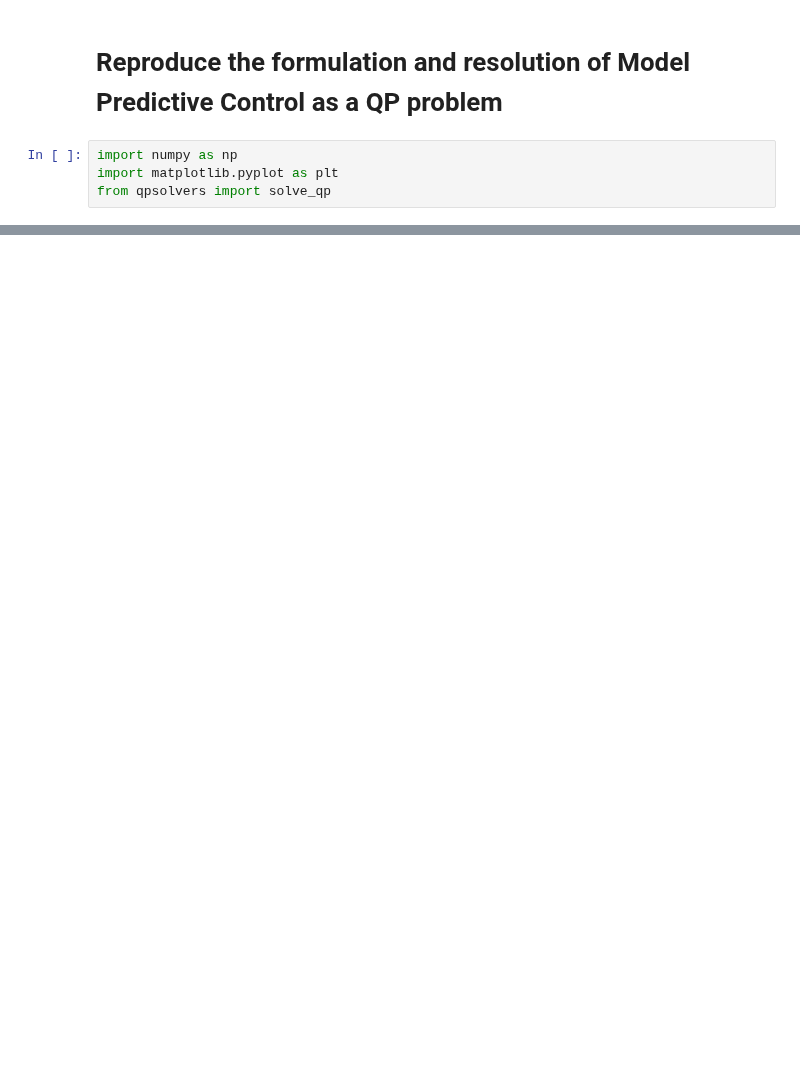
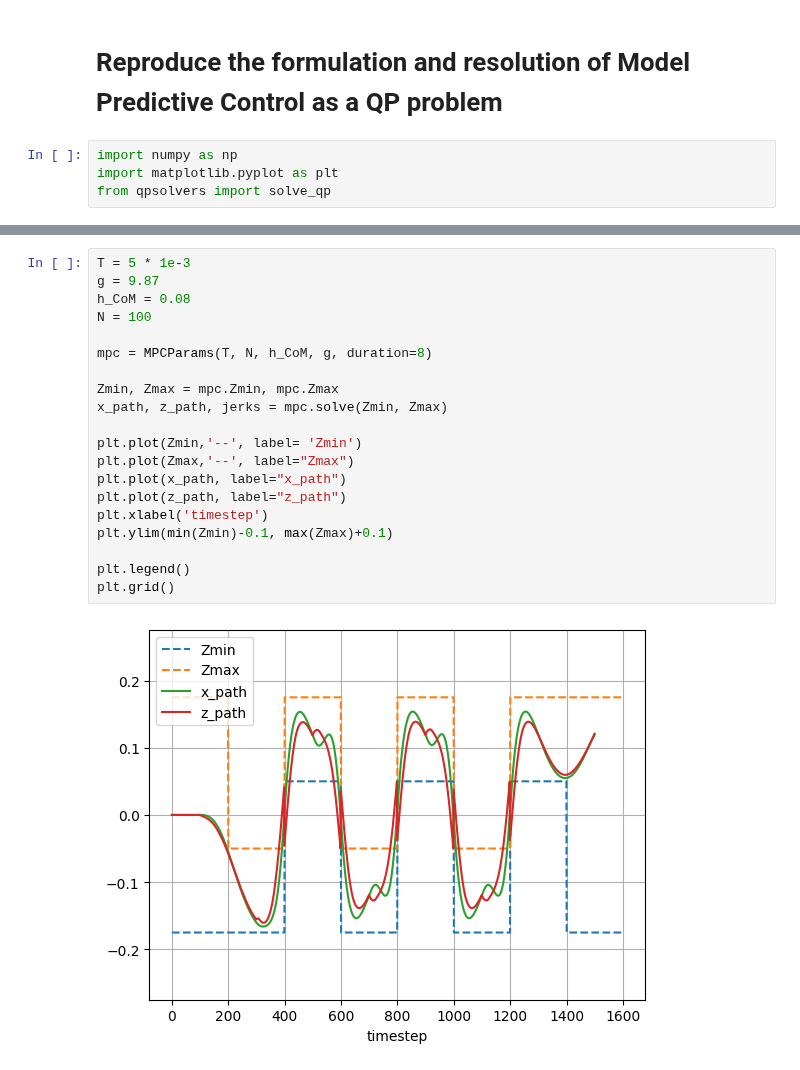
Before and after one commit to taguirre19/robotics-project, a Jupyter notebook: QP_Solvers.ipynb, the cells around one changed output, grey strips where cells are left out. Cells and saved outputs as stored; diff of their text form; blank space fills up the shorter version.

Commit message:
solve QP problem

```diff
--- a/QP_Solvers.ipynb
+++ b/QP_Solvers.ipynb
@@ -49 +115,23 @@ class MPCParams():
+# %%
+T = 5 * 1e-3
+g = 9.87
+h_CoM = 0.08
+N = 100
+
+mpc = MPCParams(T, N, h_CoM, g, duration=8)
+
+Zmin, Zmax = mpc.Zmin, mpc.Zmax
+x_path, z_path, jerks = mpc.solve(Zmin, Zmax)
+
+plt.plot(Zmin,'--', label= 'Zmin')
+plt.plot(Zmax,'--', label="Zmax")
+plt.plot(x_path, label="x_path")
+plt.plot(z_path, label="z_path")
+plt.xlabel('timestep')
+plt.ylim(min(Zmin)-0.1, max(Zmax)+0.1)
+
+plt.legend()
+plt.grid()
+# %% [output]
+[figure, added]
 # %%
```
Also changed, not shown: parts of 3 cells of this notebook.
